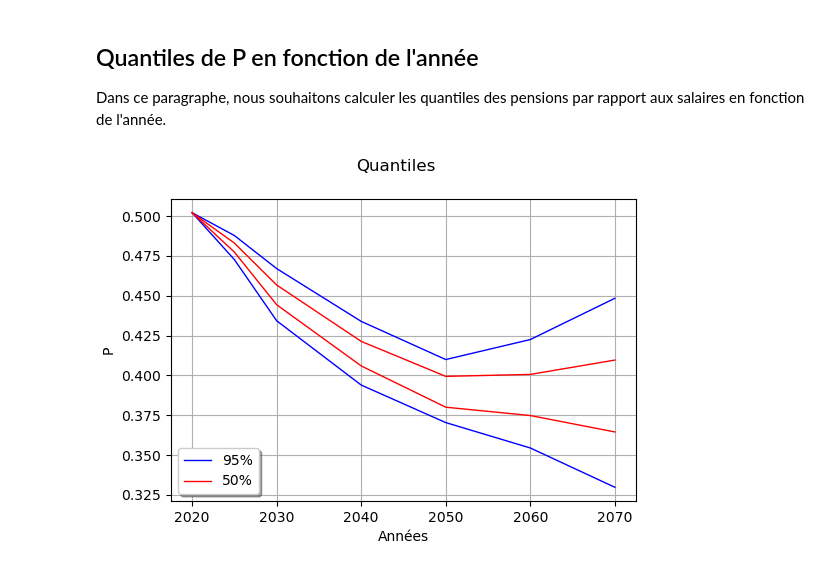
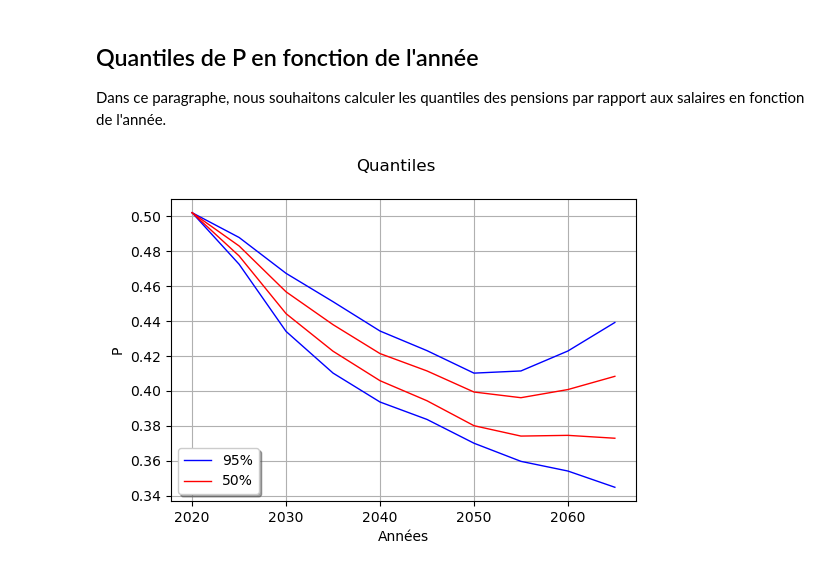
Before and after one commit to brunoscherrer/retraites, a Jupyter notebook: doc/Incertitudes/modele-pension-propagation.ipynb, the cells around one changed output. Saved outputs shown, nothing was run; the diff lists cells and outputs as text; code cells hidden in the pictures.

```diff
--- a/doc/Incertitudes/modele-pension-propagation.ipynb
+++ b/doc/Incertitudes/modele-pension-propagation.ipynb
@@ -282,6 +294,12 @@ def GenereEchantillonSobolPension(simulateur, analyse_etudeImpact, annee, taille
     """
     Génère un échantillon de P de taille donnée sur un plan d'expériences à
     faible discrépance de type séquence de Sobol'.
+
+    Paramètres :
+        simulateur : un SimulateurRetraites
+        analyse_etudeImpact : un SimulateurAnalyse de l'étude d'impact
+        annee : un entier, l'année
+        tailleEchantillon : un entier, la taille de l'échantillon
     """
     # Crée le modèle
     modele = CalculeModeleProbabilisteEtudeImpact(simulateur, analyse_etudeImpact,
@@ -341,0 +379,6 @@ for i in range(nb_annees):
+# %%
+tailleEchantillon = 1000
+sampleP_list = CalculeListeEchantillonP(simulateur, analyse_etudeImpact,
+                                         simulateur.annees_standard,
+                                         tailleEchantillon, verbose = True)
+distributionP_list = CalculeListeDistribution(sampleP_list)
@@ -452,11 +512,15 @@ def ComputeQuantiles(liste_annees, distributionP_list, alpha):
 # %%
-def DrawQuantiles(annees,
-                  distributionP_list, alpha,
+def DrawQuantiles(annees, distributionP_list, alpha,
                   color):
     """
     Calcule les bornes inférieures et supérieures de l'intervalle
     de confiance de niveau alpha.
     Dessine les bornes.
+
+    Paramètres :
+        annees : une liste d'entiers, la liste des années
+        distributionP_list : une liste de distributions
+        alpha : un flottant, le niveau de quantile
     """
     title = "Quantiles"
     xTitle = "Années"
@@ -464,21 +528,28 @@ def DrawQuantiles(annees,
     showAxes = True
     graph = ot.Graph(title, xTitle, yTitle, showAxes)
     sampleAnnees = ot.Sample(annees, 1)
-    sampleLowerBound, sampleUpperBound = ComputeQuantiles(annees,
-                                                   distributionP_list, alpha)
-    curve = ot.Curve(sampleAnnees, sampleLowerBound)
+    quantiles = ComputeQuantiles(distributionP_list, alpha)
+    quantilesLower = quantiles[:,0]
+    quantilesUpper = quantiles[:,1]
+    curve = ot.Curve(sampleAnnees, quantilesLower)
     curve.setColor(color)
     graph.add(curve)
-    curve = ot.Curve(sampleAnnees, sampleUpperBound)
+    curve = ot.Curve(sampleAnnees, quantilesUpper)
     curve.setColor(color)
     graph.add(curve)
     return graph
+# %%
+tailleEchantillon = 500
+annees = range(2020, 2070, 5)
+sampleP_list = CalculeListeEchantillonP(simulateur, analyse_etudeImpact,
+                                        annees, tailleEchantillon)
+distributionP_list = CalculeListeDistribution(sampleP_list)
 # %%
-graph = DrawQuantiles(simulateur.annees_standard, distributionP_list, 0.95, "blue")
-graph1 = DrawQuantiles(simulateur.annees_standard, distributionP_list, 0.50, "red")
+graph = DrawQuantiles(annees, distributionP_list, 0.95, "blue")
+graph1 = DrawQuantiles(annees, distributionP_list, 0.50, "red")
 graph.add(graph1)
 graph.setLegends(["95%", "", "50%", ""])
 graph.setLegendPosition("bottomleft")
 graph
 # %% [output]
-[figure, old version]
+[figure, new version]
```
Also changed, not shown: parts of 8 cells of this notebook.
